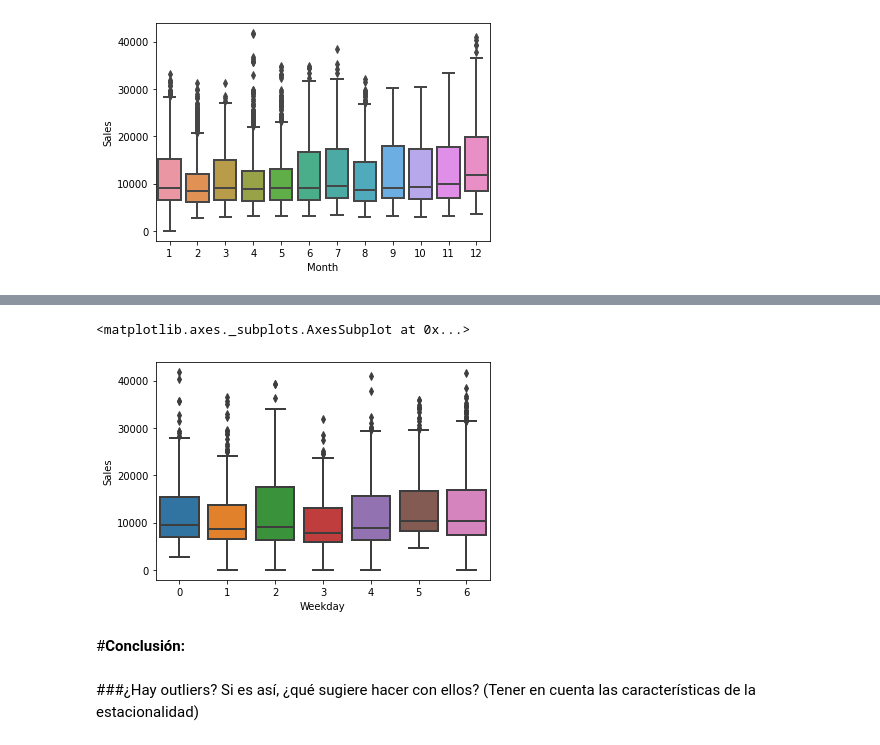
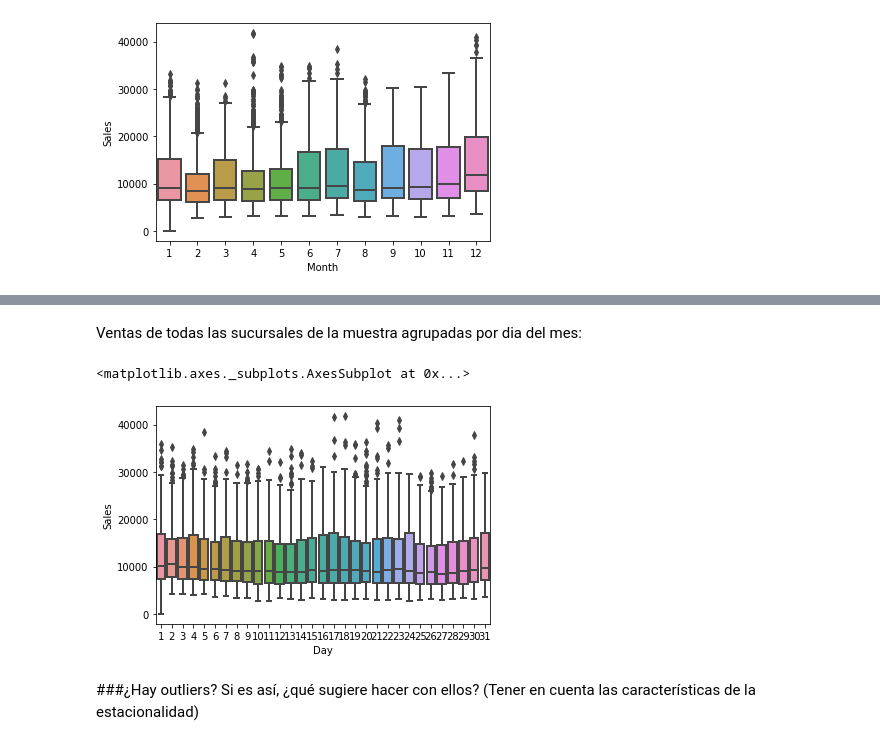
Before and after one commit to CHRISTIANDAGATTI/Mentoria_Series_Temporales, a Jupyter notebook: 20220523_TP1_analisis_y_visualizacion.ipynb, the cells around one changed output, grey strips where cells are left out. Drawn from its saved outputs; the diff is of its cells as text; code cells hidden in the pictures.

```diff
--- a/20220523_TP1_analisis_y_visualizacion.ipynb
+++ b/20220523_TP1_analisis_y_visualizacion.ipynb
@@ -488,14 +534,14 @@ sns.boxplot(x="Month",
+# %% [markdown]
+Ventas de todas las sucursales de la muestra agrupadas por dia del mes:
 # %%
-sns.boxplot(x="Weekday",
+sns.boxplot(x="Day",
             y="Sales",
             #hue="Stores", #Descomentar para diferenciar por store
             data=df_transf,
             linewidth=2)
 # %% [output]
 <matplotlib.axes._subplots.AxesSubplot at 0x...>
-[figure, old version]
+[figure, new version]
-# %% [markdown]
-#**Conclusión:**
 # %% [markdown]
 ###¿Hay outliers? Si es así, ¿qué sugiere hacer con ellos? (Tener en cuenta las características de la estacionalidad)
 # %% [markdown]
```
Also changed, not shown: parts of 10 cells of this notebook.
